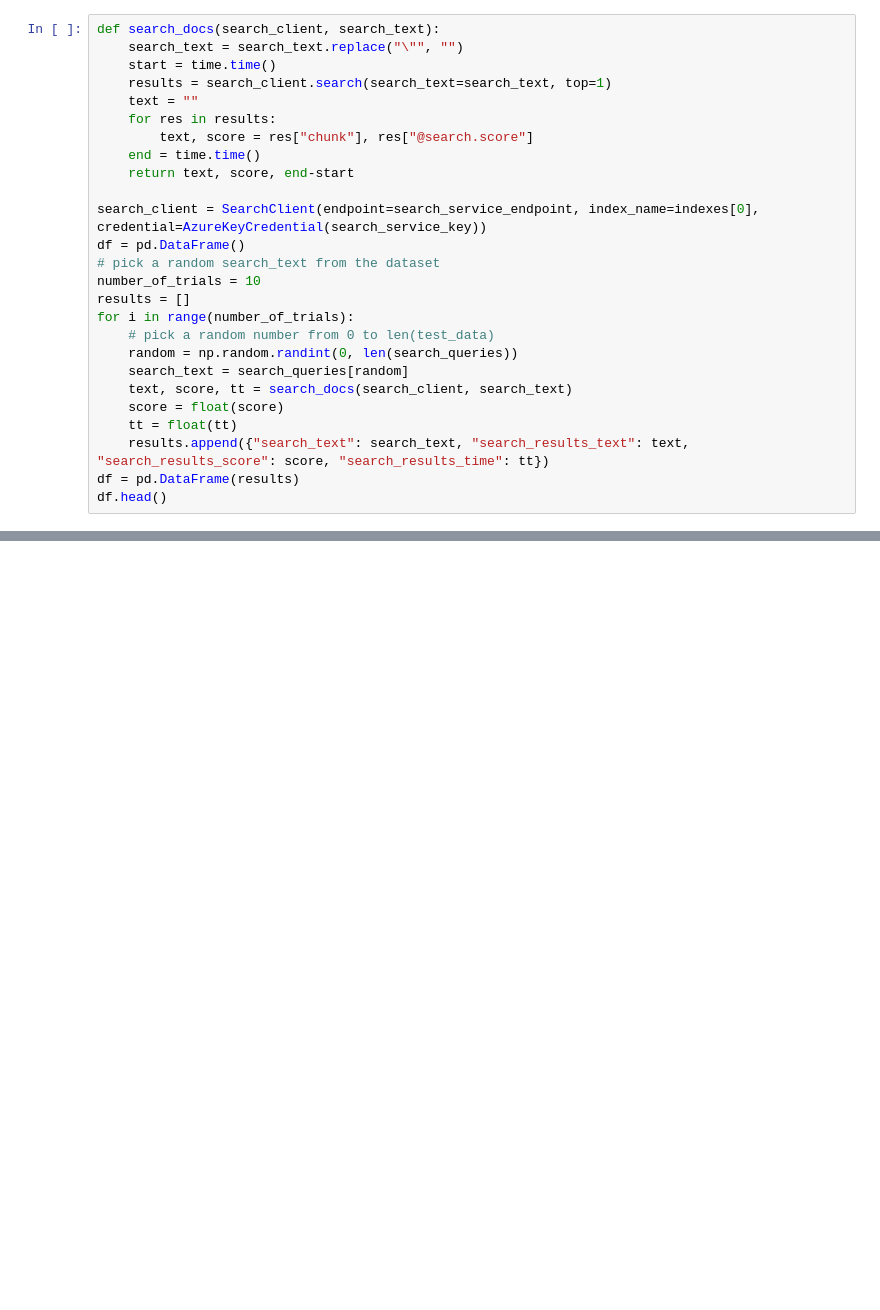
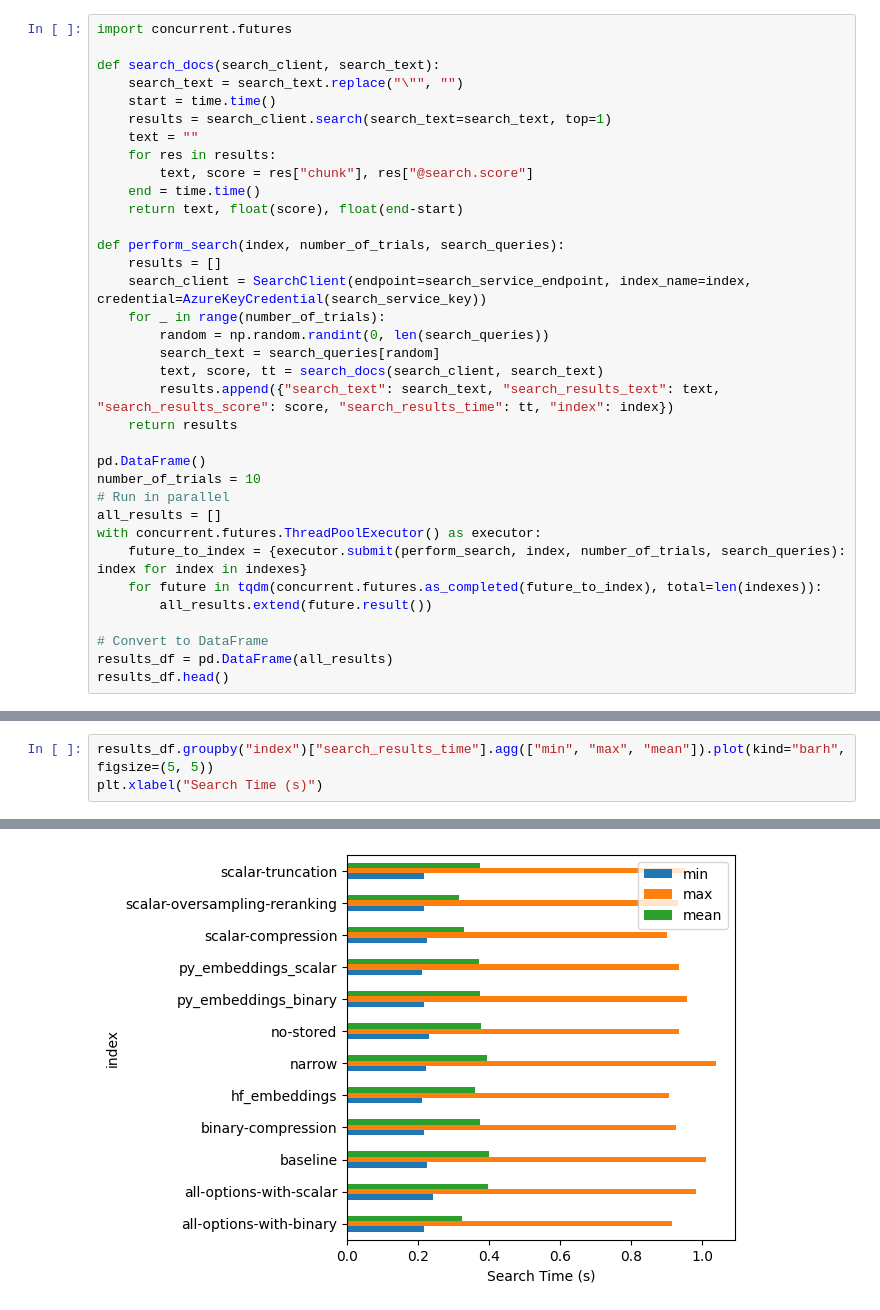
Before and after one commit to sriksmachi/vector-opt-ai-search, a Jupyter notebook: optimized_vector_embeddings.ipynb, the cells around one changed output, grey strips where cells are left out. Saved outputs shown, nothing was run; the diff lists cells and outputs as text; blank space fills up the shorter version.

```diff
--- a/optimized_vector_embeddings.ipynb
+++ b/optimized_vector_embeddings.ipynb
@@ -65,4 +135,6 @@ Vector Size: 102.4023MB
 # %%
+import concurrent.futures
+
 def search_docs(search_client, search_text):
     search_text = search_text.replace("\"", "")
     start = time.time()
@@ -71,21 +143,28 @@ def search_docs(search_client, search_text):
     for res in results:
         text, score = res["chunk"], res["@search.score"]
     end = time.time()
-    return text, score, end-start
+    return text, float(score), float(end-start)
 
-search_client = SearchClient(endpoint=search_service_endpoint, index_name=indexes[0], credential=AzureKeyCredential(search_service_key))
-df = pd.DataFrame()
-# pick a random search_text from the dataset
+def perform_search(index, number_of_trials, search_queries):
+    results = []
+    search_client = SearchClient(endpoint=search_service_endpoint, index_name=index, credential=AzureKeyCredential(search_service_key))
+    for _ in range(number_of_trials):
+        random = np.random.randint(0, len(search_queries))
+        search_text = search_queries[random]
+        text, score, tt = search_docs(search_client, search_text)
+        results.append({"search_text": search_text, "search_results_text": text, "search_results_score": score, "search_results_time": tt, "index": index})
+    return results
+
+pd.DataFrame()
 number_of_trials = 10
-results = []
-for i in range(number_of_trials):
-    # pick a random number from 0 to len(test_data)
-    random = np.random.randint(0, len(search_queries))
-    search_text = search_queries[random]
-    text, score, tt = search_docs(search_client, search_text)
-    score = float(score)
-    tt = float(tt)
-    results.append({"search_text": search_text, "search_results_text": text, "search_results_score": score, "search_results_time": tt})
-df = pd.DataFrame(results)
-df.head()
+# Run in parallel
+all_results = []
+with concurrent.futures.ThreadPoolExecutor() as executor:
+    future_to_index = {executor.submit(perform_search, index, number_of_trials, search_queries): index for index in indexes}
+    for future in tqdm(concurrent.futures.as_completed(future_to_index), total=len(indexes)):
+        all_results.extend(future.result())
+
+# Convert to DataFrame
+results_df = pd.DataFrame(all_results)
+results_df.head()
 # %% [output]
@@ -97,0 +191,4 @@ df.head()
+# %%
+results_df.groupby("index")["search_results_time"].agg(["min", "max", "mean"]).plot(kind="barh", figsize=(5, 5))
+plt.xlabel("Search Time (s)")
+# %% [output]
@@ -97,0 +196 @@ df.head()
+[figure, added]
```
Also changed, not shown: parts of 23 cells of this notebook, 2 other files.
